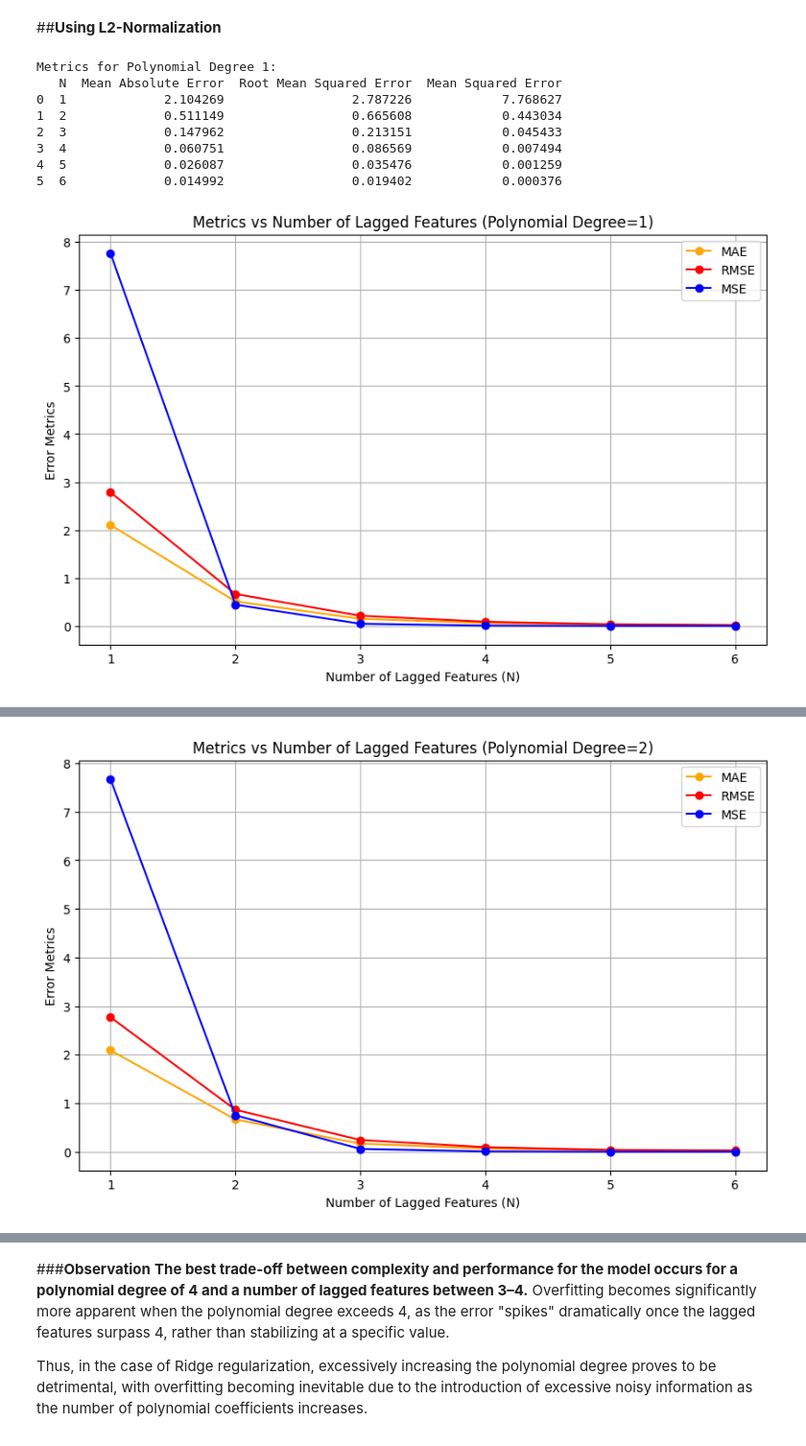
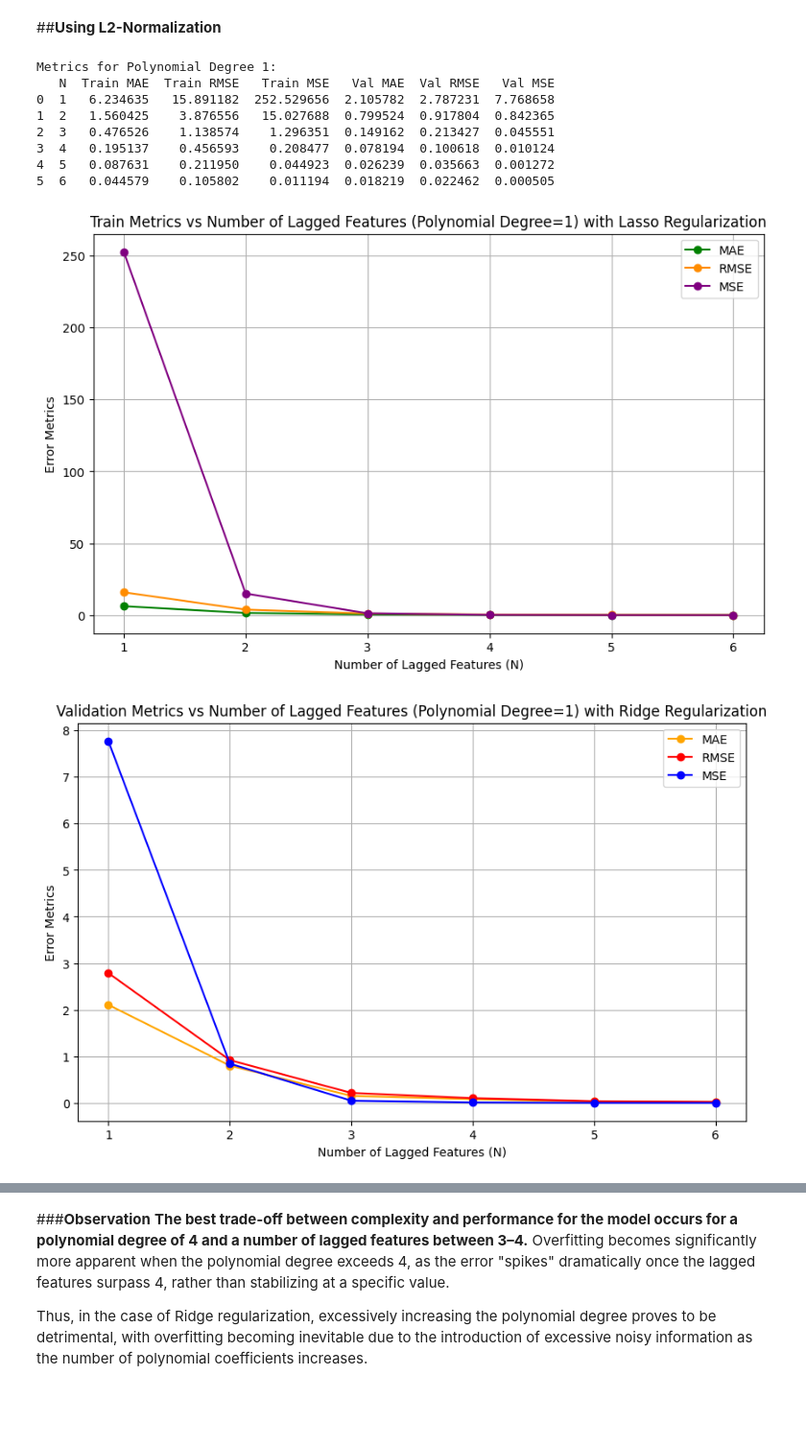
Before and after one commit to miltiadiss/CEID_NE5237-Decision-Theory, a Jupyter notebook: Project 1/TSLA_stock_price_prediction.ipynb, the cells around one changed output, grey strips where cells are left out. Shown at 96% size. Cells and saved outputs as stored; diff of their text form; code cells hidden in the pictures; blank space fills up the shorter version.

```diff
--- a/Project 1/TSLA_stock_price_prediction.ipynb
+++ b/Project 1/TSLA_stock_price_prediction.ipynb
@@ -58,6 +58,8 @@ df = pd.read_csv('close_prices.csv', parse_dates=['Date'])
 df = df.sort_values(by='Date')  # Sorting by 'Date'
 # %% [output]
 Data saved to close_prices.csv
+# %%
+df = df[df['Date']<='2024-11-14']
 # %% [markdown]
 ##**Data Preprocessing**
 # %% [markdown]
@@ -326,7 +352,7 @@ def predict_next_day_close_price(df, weights, bias, N):
 
 # Train the model with the best value of lagged features, which is N=3
 N = 3
-_, _, _, _, _, _, weights, bias = linear_regression_model(N, df)
+_, _, _, _, _, _, _, _, _, _, _, weights, bias = linear_regression_model(N, df)
 
 # Predict the close price for the next day, which is 2024-11-15
 start_date = '2024-11-15'
@@ -565,7 +597,7 @@ def print_polynomial_equation(weights, bias, degree, N):
 # Train the model with the best value of lagged features, which is N=3 and best degree, which is 3
 N = 3
 degree = 3
-_, _, _, _, _, _, weights, bias = polynomial_regression_model_L1(degree, N, df)
+_, _, _, _, _, _, _, _, _, _, _, weights, bias = polynomial_regression_model_L1(degree, N, df)
 print_polynomial_equation(weights, bias, degree, N) # Print polynomial equation
 
 # Predict the close price for the next day, which is 2024-11-15
@@ -632,63 +664,89 @@ def polynomial_regression_model_L2(degree, N, data):
     model = Ridge(alpha=alpha, max_iter=10000)
     model.fit(X_train_poly, y_train)
 
-    # Make the prediction using the validation set
-    y_pred = model.predict(X_val_poly)
+    # Make predictions for both training and validation sets
+    y_train_pred = model.predict(X_train_poly)
+    y_val_pred = model.predict(X_val_poly)
 
-    # Evaluate the model metrics
-    mae = mean_absolute_error(y_val, y_pred)
-    rmse = np.sqrt(mean_squared_error(y_val, y_pred))
-    mse = mean_squared_error(y_val, y_pred)
+    # Evaluate the model metrics for training set
+    train_mae = mean_absolute_error(y_train, y_train_pred)
+    train_rmse = np.sqrt(mean_squared_error(y_train, y_train_pred))
+    train_mse = mean_squared_error(y_train, y_train_pred)
+
+    # Evaluate the model metrics for validation set
+    val_mae = mean_absolute_error(y_val, y_val_pred)
+    val_rmse = np.sqrt(mean_squared_error(y_val, y_val_pred))
+    val_mse = mean_squared_error(y_val, y_val_pred)
 
     # Extract model parameters
     weights = model.coef_
     bias = model.intercept_
 
-    return mae, rmse, mse, y_val, y_pred, validation_data['Date'], weights, bias
+    return train_mae, train_rmse, train_mse, val_mae, val_rmse, val_mse, y_train, y_train_pred, y_val, y_val_pred, validation_data['Date'], weights, bias
 
 # Define parameters
 num_tests = 6  # Testing for lags N = 1 to 6
 max_degree = 6  # Testing for degree = 1 to 6
 
 # Initialize figure for metrics comparison for each degree
 all_results = []  # Collect results for all degrees
 
 for degree in range(1, max_degree + 1):
     results = []
 
     for N in range(1, num_tests + 1):
-        mae, rmse, mse, y_val, y_pred, dates, _, _ = polynomial_regression_model_L2(degree, N, df)
-        results.append((N, mae, rmse, mse))
+        # Get results for training and validation metrics
+        train_mae, train_rmse, train_mse, val_mae, val_rmse, val_mse, y_train, y_train_pred, y_val, y_val_pred, dates, _, _ = polynomial_regression_model_L2(degree, N, df)
+
+        # Append results for current degree and lag N
+        results.append((N, train_mae, train_rmse, train_mse, val_mae, val_rmse, val_mse))
 
     # DataFrame for results
-    results_df = pd.DataFrame(results, columns=['N', 'Mean Absolute Error', 'Root Mean Squared Error', 'Mean Squared Error'])
+    results_df = pd.DataFrame(results, columns=['N',
+                                            'Train MAE', 'Train RMSE', 'Train MSE',
+                                            'Val MAE', 'Val RMSE', 'Val MSE'])
     all_results.append((degree, results_df))
 
     # Print metrics for this degree
     print(f"\nMetrics for Polynomial Degree {degree}:")
     print(results_df)
 
-    # Plot all metrics in a single figure
+    # Plot training metrics
     plt.figure(figsize=(10, 6))
-    plt.plot(results_df['N'], results_df['Mean Absolute Error'], marker='o', linestyle='-', color='orange', label='MAE')
-    plt.plot(results_df['N'], results_df['Root Mean Squared Error'], marker='o', linestyle='-', color='red', label='RMSE')
-    plt.plot(results_df['N'], results_df['Mean Squared Error'], marker='o', linestyle='-', color='blue', label='MSE')
+    plt.plot(results_df['N'], results_df['Train MAE'], marker='o', linestyle='-', color='green', label='MAE')
+    plt.plot(results_df['N'], results_df['Train RMSE'], marker='o', linestyle='-', color='darkorange', label='RMSE')
+    plt.plot(results_df['N'], results_df['Train MSE'], marker='o', linestyle='-', color='purple', label='MSE')
 
-    plt.title(f'Metrics vs Number of Lagged Features (Polynomial Degree={degree})')
+    plt.title(f'Train Metrics vs Number of Lagged Features (Polynomial Degree={degree}) with Lasso Regularization')
     plt.xlabel('Number of Lagged Features (N)')
     plt.ylabel('Error Metrics')
     plt.xticks(range(1, num_tests + 1))
     plt.legend()
     plt.grid(True)
     plt.show()
+
+    # Plot validation metrics
+    plt.figure(figsize=(10, 6))
+    plt.plot(results_df['N'], results_df['Val MAE'], marker='o', linestyle='-', color='orange', label='MAE')
+    plt.plot(results_df['N'], results_df['Val RMSE'], marker='o', linestyle='-', color='red', label='RMSE')
+    plt.plot(results_df['N'], results_df['Val MSE'], marker='o', linestyle='-', color='blue', label='MSE')
+
+    plt.title(f'Validation Metrics vs Number of Lagged Features (Polynomial Degree={degree}) with Ridge Regularization')
+    plt.xlabel('Number of Lagged Features (N)')
+    plt.ylabel('Error Metrics')
+    plt.xticks(range(1, num_tests + 1))
+    plt.legend()
+    plt.grid(True)
+    plt.show()
 # %% [output]
 Metrics for Polynomial Degree 1:
-   N  Mean Absolute Error  Root Mean Squared Error  Mean Squared Error
-0  1             2.104269                 2.787226            7.768627
-1  2             0.511149                 0.665608            0.443034
-2  3             0.147962                 0.213151            0.045433
-3  4             0.060751                 0.086569            0.007494
-4  5             0.026087                 0.035476            0.001259
-5  6             0.014992                 0.019402            0.000376
+   N  Train MAE  Train RMSE   Train MSE   Val MAE  Val RMSE   Val MSE
+0  1   6.234635   15.891182  252.529656  2.105782  2.787231  7.768658
+1  2   1.560425    3.876556   15.027688  0.799524  0.917804  0.842365
+2  3   0.476526    1.138574    1.296351  0.149162  0.213427  0.045551
+3  4   0.195137    0.456593    0.208477  0.078194  0.100618  0.010124
+4  5   0.087631    0.211950    0.044923  0.026239  0.035663  0.001272
+5  6   0.044579    0.105802    0.011194  0.018219  0.022462  0.000505
-[figure, old version]
+[figure, new version]
+[figure, new version]
 Metrics for Polynomial Degree 2:
@@ -702 +759,0 @@ Metrics for Polynomial Degree 2:
-[figure, old version]
```
Also changed, not shown: parts of 6 cells of this notebook.
